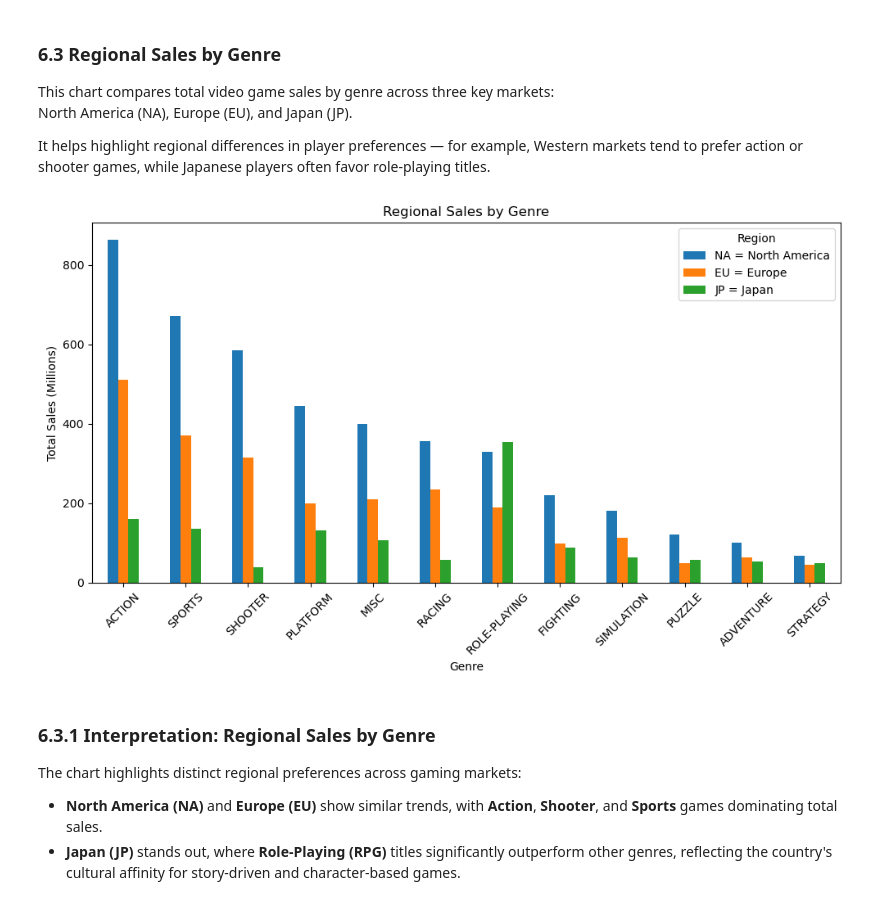
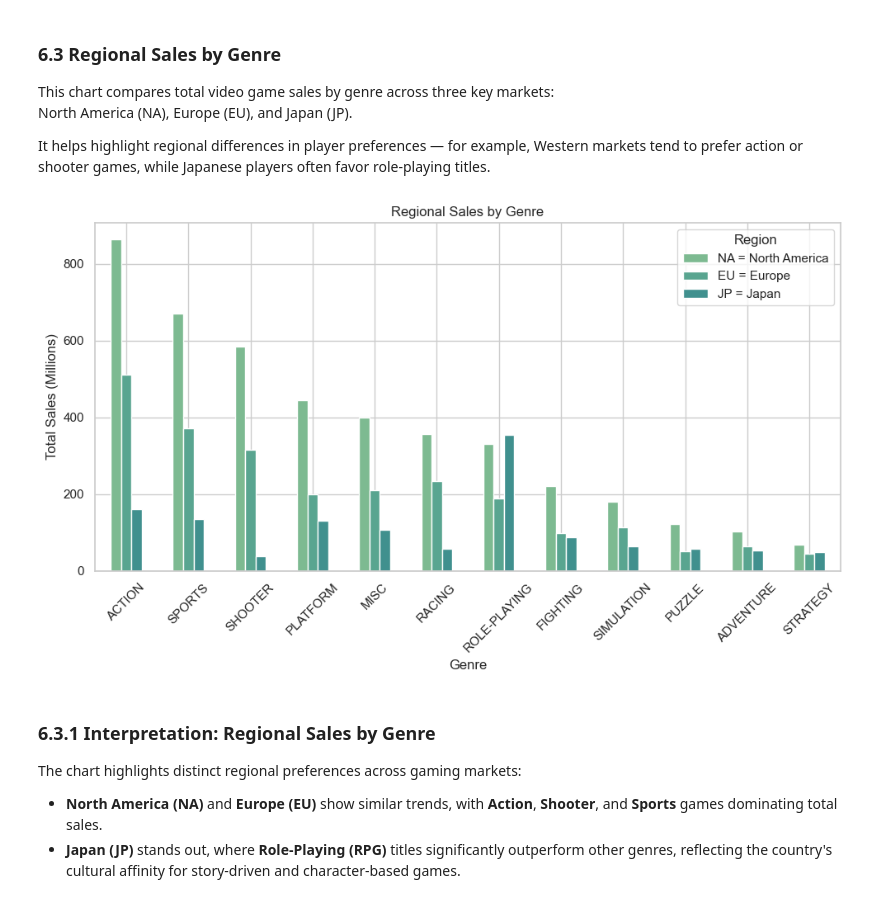
Before and after one commit to profadept/video-game-sales-analysis, a Jupyter notebook: notebooks/Video_Game_Sales_EDA.ipynb, the cells around one changed output. Drawn from its saved outputs; the diff is of its cells as text; code cells hidden in the pictures.

Commit message:
Add global sales trend analysis with seaborn theme configuration and interpretation

```diff
--- a/notebooks/Video_Game_Sales_EDA.ipynb
+++ b/notebooks/Video_Game_Sales_EDA.ipynb
@@ -8,6 +8,16 @@ import pandas as pd
 import numpy as np
 import seaborn as sns
 import matplotlib.pyplot as plt
+# %%
+# Configure Seaborn and Matplotlib aesthetics
+sns.set_theme(style="whitegrid", context="notebook", palette="crest")
+
+# Optional: tweak Matplotlib defaults for clarity
+plt.rcParams["figure.figsize"] = (10, 6)
+plt.rcParams["axes.titlesize"] = 14
+plt.rcParams["axes.labelsize"] = 12
+plt.rcParams["xtick.labelsize"] = 10
+plt.rcParams["ytick.labelsize"] = 10
 # %% [markdown]
 ## 2. Data Overview
 Perform a first look at the dataset to understand its structure, size, and key columns.
@@ -407,25 +411,25 @@ It helps highlight regional differences in player preferences — for example, W
 # %%
 # Group by Genre and sum regional sales
 region_sales = (
     data.groupby("Genre")[["NA_Sales", "EU_Sales", "JP_Sales"]]
     .sum()
     .sort_values("NA_Sales", ascending=False)
 )
 
 # Plot comparison
-ax = region_sales.plot(kind="bar", figsize=(10,6))
+ax = region_sales.plot(kind="bar")
 plt.title("Regional Sales by Genre")
 plt.xlabel("Genre")
 plt.ylabel("Total Sales (Millions)")
 plt.xticks(rotation=45)
 plt.legend(title="Region", labels=["NA = North America", "EU = Europe", "JP = Japan"])
 plt.tight_layout()
 
 # Save plot
 plt.savefig("../figures/region_sales_by_genre.png")
 plt.show()
 # %% [output]
-[figure, old version]
+[figure, new version]
 # %% [markdown]
 ### 6.3.1 Interpretation: Regional Sales by Genre
 
```
Also changed, not shown: parts of 8 cells of this notebook, 8 other files.
